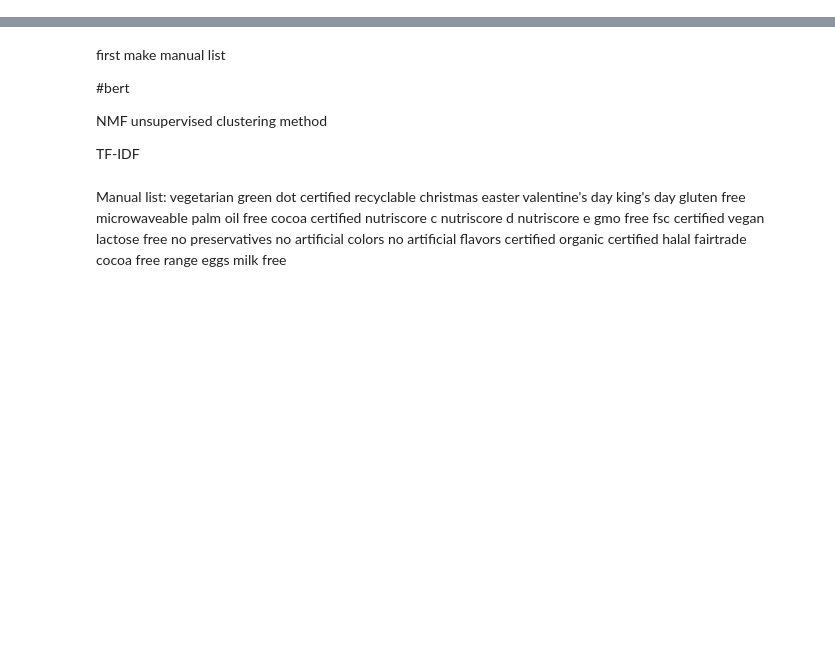
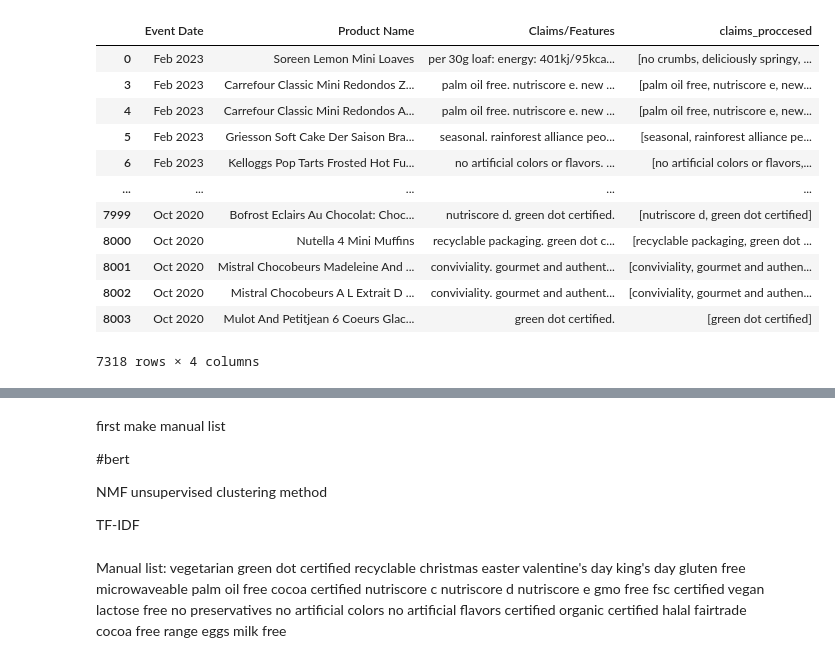
Before and after one commit to Pinatic/Fine-Bakery, a Jupyter notebook: Claim_catagorizer/claim_catagorizer.ipynb, the cells around one changed output, grey strips where cells are left out. Drawn from its saved outputs; the diff is of its cells as text; code cells hidden in the pictures; blank space fills up the shorter version.

```diff
--- a/Claim_catagorizer/claim_catagorizer.ipynb
+++ b/Claim_catagorizer/claim_catagorizer.ipynb
@@ -42,0 +78,16 @@ Claim_ammount.most_common()
+# %%
+#function that returns claims containing provided pattern
+def find_pattern(pattern, string):
+    return bool(re.search(pattern, string))
+# %%
+#removing claims that contain patterns marking them non claims
+all_prod_claims = []
+pattern = ": \d|kcal|kj|\dg|\d g|.org"
+for claims in df["claims_proccesed"]:
+    claims_no_ingredients = []
+    for claim in claims:
+        claim = claim.lstrip()
+        if not find_pattern(pattern, claim):
+            claims_no_ingredients.append(claim)
+    all_prod_claims.append(claims_no_ingredients)
+df["claims_proccesed"] = all_prod_claims
@@ -42,0 +102,24 @@ Claim_ammount.most_common()
+# %%
+#splitting sentences where a space was missing. including when next sentence starts with a number.
+#does not split abreviations like h.u.v and ignores no.1
+
+pattern = "\D\.\D"
+pattern2 = "\D\.\D\."
+pattern3 = "\D\.\d"
+pattern4 = "no.1"
+claims_cleaned = []
+for claims in df["claims_proccesed"]:
+    temp_claims = claims
+    for claim in claims:
+        if find_pattern(pattern, claim) and not find_pattern(pattern2, claim):
+            temp_claims.remove(claim)
+            temp_claims.append(claim.split(".")[0])
+            temp_claims.append(claim.split(".")[1])
+
+
+        if find_pattern(pattern3, claim) and not find_pattern(pattern4, claim):
+            temp_claims.remove(claim)
+            temp_claims.append(claim.split(".")[0])
+            temp_claims.append(claim.split(".")[1])
+    claims_cleaned.append(temp_claims)
+df["claims_proccesed"] = claims_cleaned
@@ -42,0 +191,16 @@ Claim_ammount.most_common()
+# %%
+df
+# %% [output]
+|  | Event Date | Product Name | Claims/Features | claims_proccesed |
+| 0 | Feb 2023 | Soreen Lemon Mini Loaves | per 30g loaf: energy: 401kj/95kca... | [no crumbs, deliciously springy, ... |
+| 3 | Feb 2023 | Carrefour Classic Mini Redondos Z... | palm oil free. nutriscore e. new ... | [palm oil free, nutriscore e, new... |
+| 4 | Feb 2023 | Carrefour Classic Mini Redondos A... | palm oil free. nutriscore e. new ... | [palm oil free, nutriscore e, new... |
+| 5 | Feb 2023 | Griesson Soft Cake Der Saison Bra... | seasonal. rainforest alliance peo... | [seasonal, rainforest alliance pe... |
+| 6 | Feb 2023 | Kelloggs Pop Tarts Frosted Hot Fu... | no artificial colors or flavors. ... | [no artificial colors or flavors,... |
+| ... | ... | ... | ... | ... |
+| 7999 | Oct 2020 | Bofrost Eclairs Au Chocolat: Choc... | nutriscore d. green dot certified. | [nutriscore d, green dot certified] |
+| 8000 | Oct 2020 | Nutella 4 Mini Muffins | recyclable packaging. green dot c... | [recyclable packaging, green dot ... |
+| 8001 | Oct 2020 | Mistral Chocobeurs Madeleine And ... | conviviality. gourmet and authent... | [conviviality, gourmet and authen... |
+| 8002 | Oct 2020 | Mistral Chocobeurs A L Extrait D ... | conviviality. gourmet and authent... | [conviviality, gourmet and authen... |
+| 8003 | Oct 2020 | Mulot And Petitjean 6 Coeurs Glac... | green dot certified. | [green dot certified] |
+7318 rows × 4 columns
```
Also changed, not shown: parts of 33 cells of this notebook.
